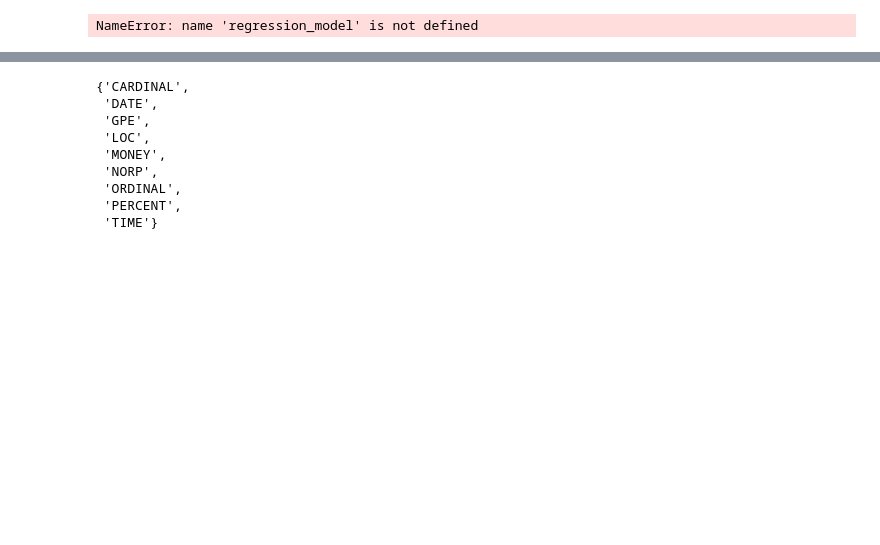
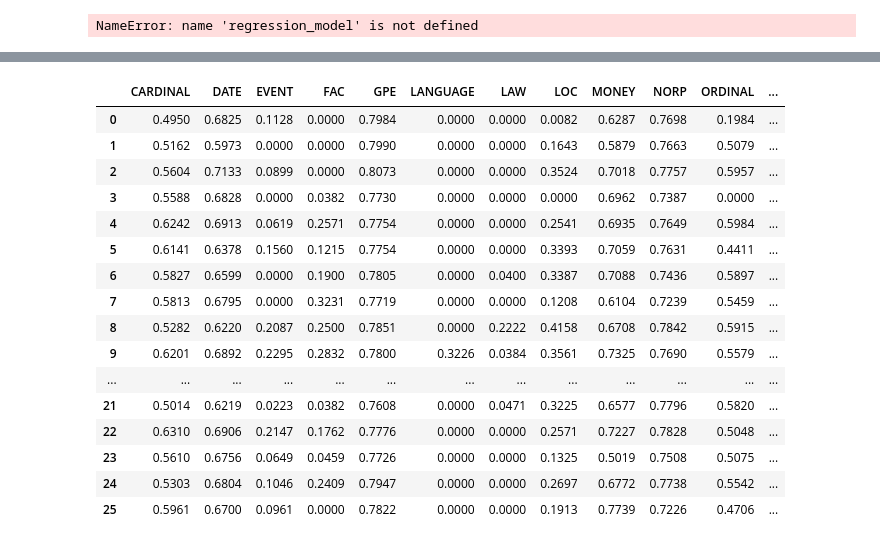
Before and after one commit to minggli/python-pp, a Jupyter notebook: bcrf_test_1.ipynb, the cells around one changed output, grey strips where cells are left out. Drawn from its saved outputs; the diff is of its cells as text; code cells hidden in the pictures; blank space fills up the shorter version.

```diff
--- a/bcrf_test_1.ipynb
+++ b/bcrf_test_1.ipynb
@@ -726,22 +734,30 @@ ents = ["ORG",
 "LANGUAGE"]
 # %%
 lst = set(ents).difference(set(ents[:2] + ents[-7:]))
-# %%
-lst
-# %% [output]
-{'CARDINAL',
- 'DATE',
- 'GPE',
- 'LOC',
- 'MONEY',
- 'NORP',
- 'ORDINAL',
- 'PERCENT',
- 'TIME'}
 # %%
 df = assm_df.loc[assm_df["EXPERIMENT"] >= 8, assm_df.columns.difference(lst)].copy()
 # %%
 df = df.rename(columns={"PENALTY": "PENALTY&WEIGHTS"})
+# %%
+assm_df
+# %% [output]
+|  | CARDINAL | DATE | EVENT | FAC | GPE | LANGUAGE | LAW | LOC | MONEY | NORP | ORDINAL | ... |
+| 0 | 0.4950 | 0.6825 | 0.1128 | 0.0000 | 0.7984 | 0.0000 | 0.0000 | 0.0082 | 0.6287 | 0.7698 | 0.1984 | ... |
+| 1 | 0.5162 | 0.5973 | 0.0000 | 0.0000 | 0.7990 | 0.0000 | 0.0000 | 0.1643 | 0.5879 | 0.7663 | 0.5079 | ... |
+| 2 | 0.5604 | 0.7133 | 0.0899 | 0.0000 | 0.8073 | 0.0000 | 0.0000 | 0.3524 | 0.7018 | 0.7757 | 0.5957 | ... |
+| 3 | 0.5588 | 0.6828 | 0.0000 | 0.0382 | 0.7730 | 0.0000 | 0.0000 | 0.0000 | 0.6962 | 0.7387 | 0.0000 | ... |
+| 4 | 0.6242 | 0.6913 | 0.0619 | 0.2571 | 0.7754 | 0.0000 | 0.0000 | 0.2541 | 0.6935 | 0.7649 | 0.5984 | ... |
+| 5 | 0.6141 | 0.6378 | 0.1560 | 0.1215 | 0.7754 | 0.0000 | 0.0000 | 0.3393 | 0.7059 | 0.7631 | 0.4411 | ... |
+| 6 | 0.5827 | 0.6599 | 0.0000 | 0.1900 | 0.7805 | 0.0000 | 0.0400 | 0.3387 | 0.7088 | 0.7436 | 0.5897 | ... |
+| 7 | 0.5813 | 0.6795 | 0.0000 | 0.3231 | 0.7719 | 0.0000 | 0.0000 | 0.1208 | 0.6104 | 0.7239 | 0.5459 | ... |
+| 8 | 0.5282 | 0.6220 | 0.2087 | 0.2500 | 0.7851 | 0.0000 | 0.2222 | 0.4158 | 0.6708 | 0.7842 | 0.5915 | ... |
+| 9 | 0.6201 | 0.6892 | 0.2295 | 0.2832 | 0.7800 | 0.3226 | 0.0384 | 0.3561 | 0.7325 | 0.7690 | 0.5579 | ... |
+| ... | ... | ... | ... | ... | ... | ... | ... | ... | ... | ... | ... | ... |
+| 21 | 0.5014 | 0.6219 | 0.0223 | 0.0382 | 0.7608 | 0.0000 | 0.0471 | 0.3225 | 0.6577 | 0.7796 | 0.5820 | ... |
+| 22 | 0.6310 | 0.6906 | 0.2147 | 0.1762 | 0.7776 | 0.0000 | 0.0000 | 0.2571 | 0.7227 | 0.7828 | 0.5048 | ... |
+| 23 | 0.5610 | 0.6756 | 0.0649 | 0.0459 | 0.7726 | 0.0000 | 0.0000 | 0.1325 | 0.5019 | 0.7508 | 0.5075 | ... |
+| 24 | 0.5303 | 0.6804 | 0.1046 | 0.2409 | 0.7947 | 0.0000 | 0.0000 | 0.2697 | 0.6772 | 0.7738 | 0.5542 | ... |
+| 25 | 0.5961 | 0.6700 | 0.0961 | 0.0000 | 0.7822 | 0.0000 | 0.0000 | 0.1913 | 0.7739 | 0.7226 | 0.4706 | ... |
 # %%
 long_df = df.melt(id_vars=["EXPERIMENT", "PENALTY&WEIGHTS"], var_name="ENTITY", value_name="f1-score")
 # %%
```
Also changed, not shown: parts of 6 cells of this notebook.
